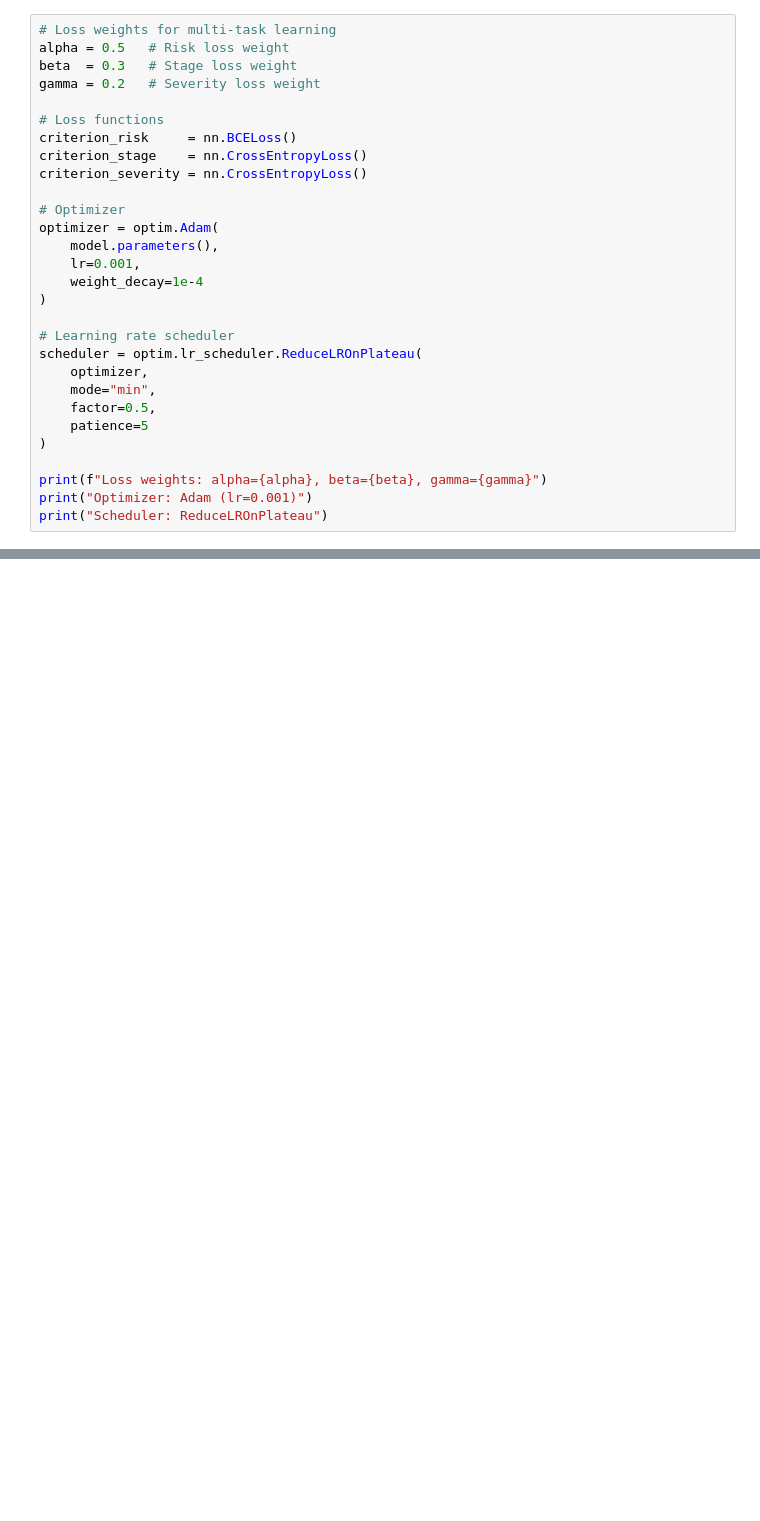
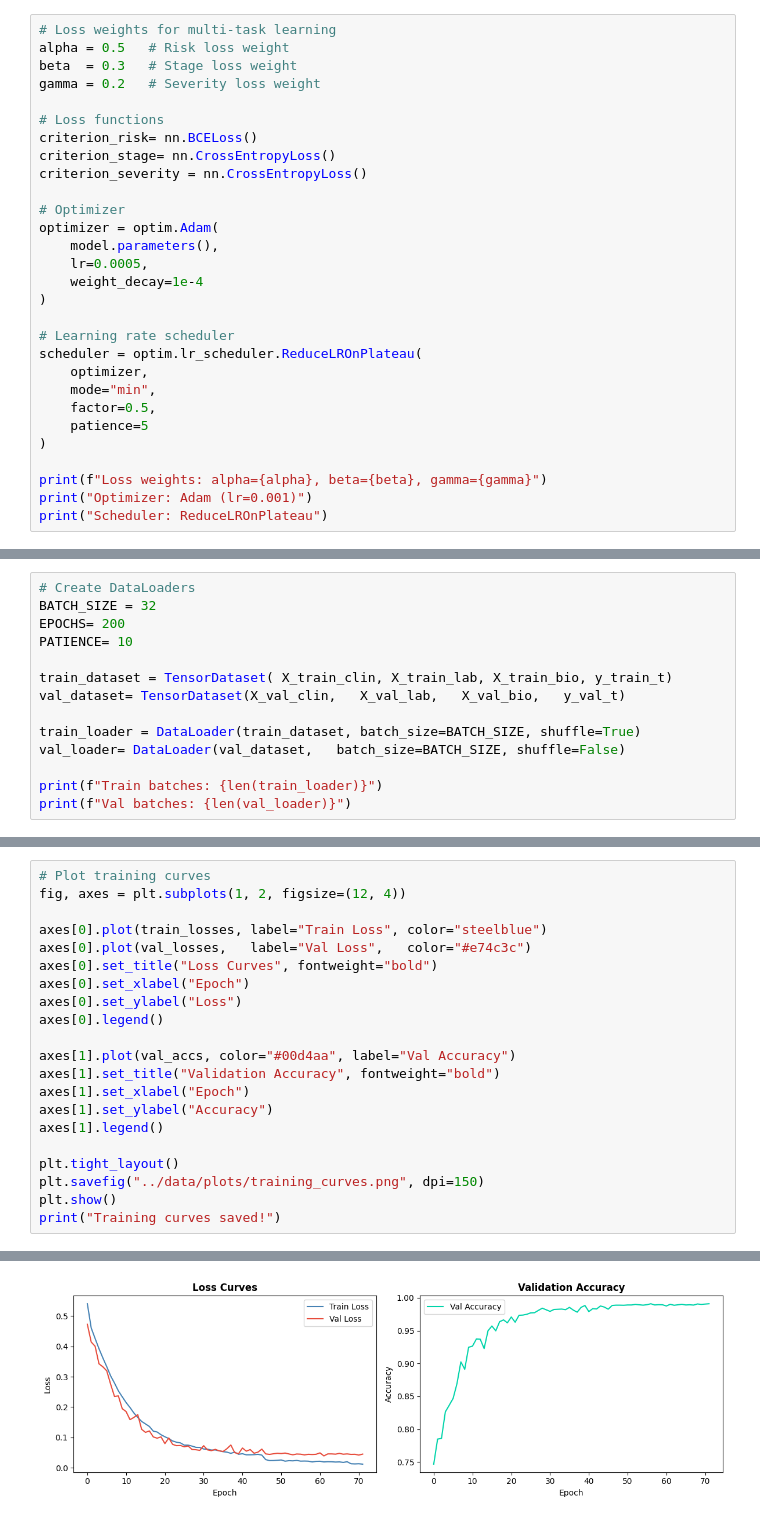
Before and after one commit to benameur21/HepaXAI, a Jupyter notebook: notebooks/modeling.ipynb, the cells around one changed output, grey strips where cells are left out. Saved outputs shown, nothing was run; the diff lists cells and outputs as text; blank space fills up the shorter version.

Commit message:
feat(hepaXAI): finalize model training pipeline

```diff
--- a/notebooks/modeling.ipynb
+++ b/notebooks/modeling.ipynb
@@ -201,14 +281,14 @@ beta  = 0.3   # Stage loss weight
 gamma = 0.2   # Severity loss weight
 
 # Loss functions
-criterion_risk     = nn.BCELoss()
-criterion_stage    = nn.CrossEntropyLoss()
+criterion_risk= nn.BCELoss()
+criterion_stage= nn.CrossEntropyLoss()
 criterion_severity = nn.CrossEntropyLoss()
 
 # Optimizer
 optimizer = optim.Adam(
     model.parameters(),
-    lr=0.001,
+    lr=0.0005,
     weight_decay=1e-4
 )
 
@@ -227,0 +312,14 @@ print("Scheduler: ReduceLROnPlateau")
+# %%
+# Create DataLoaders
+BATCH_SIZE = 32
+EPOCHS= 200
+PATIENCE= 10
+
+train_dataset = TensorDataset( X_train_clin, X_train_lab, X_train_bio, y_train_t)
+val_dataset= TensorDataset(X_val_clin,   X_val_lab,   X_val_bio,   y_val_t)
+
+train_loader = DataLoader(train_dataset, batch_size=BATCH_SIZE, shuffle=True)
+val_loader= DataLoader(val_dataset,   batch_size=BATCH_SIZE, shuffle=False)
+
+print(f"Train batches: {len(train_loader)}")
+print(f"Val batches: {len(val_loader)}")
@@ -227,0 +444,22 @@ print("Scheduler: ReduceLROnPlateau")
+# %%
+# Plot training curves
+fig, axes = plt.subplots(1, 2, figsize=(12, 4))
+
+axes[0].plot(train_losses, label="Train Loss", color="steelblue")
+axes[0].plot(val_losses,   label="Val Loss",   color="#e74c3c")
+axes[0].set_title("Loss Curves", fontweight="bold")
+axes[0].set_xlabel("Epoch")
+axes[0].set_ylabel("Loss")
+axes[0].legend()
+
+axes[1].plot(val_accs, color="#00d4aa", label="Val Accuracy")
+axes[1].set_title("Validation Accuracy", fontweight="bold")
+axes[1].set_xlabel("Epoch")
+axes[1].set_ylabel("Accuracy")
+axes[1].legend()
+
+plt.tight_layout()
+plt.savefig("../data/plots/training_curves.png", dpi=150)
+plt.show()
+print("Training curves saved!")
+# %% [output]
@@ -227,0 +467 @@ print("Scheduler: ReduceLROnPlateau")
+[figure, added]
```
Also changed, not shown: parts of 23 cells of this notebook.
